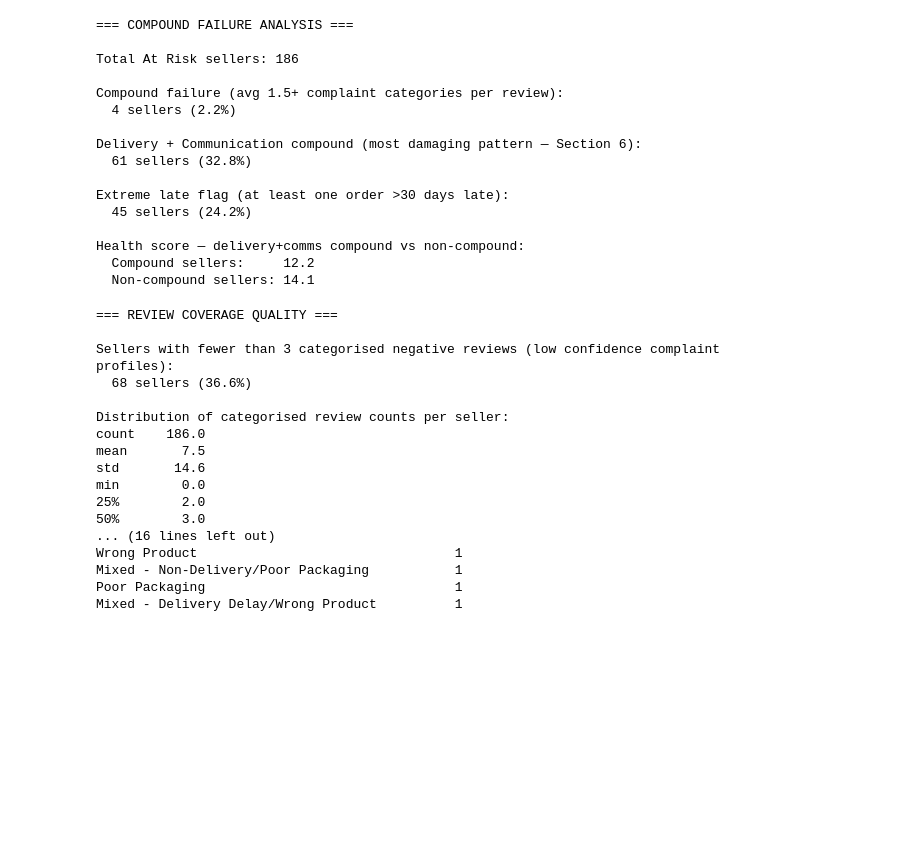
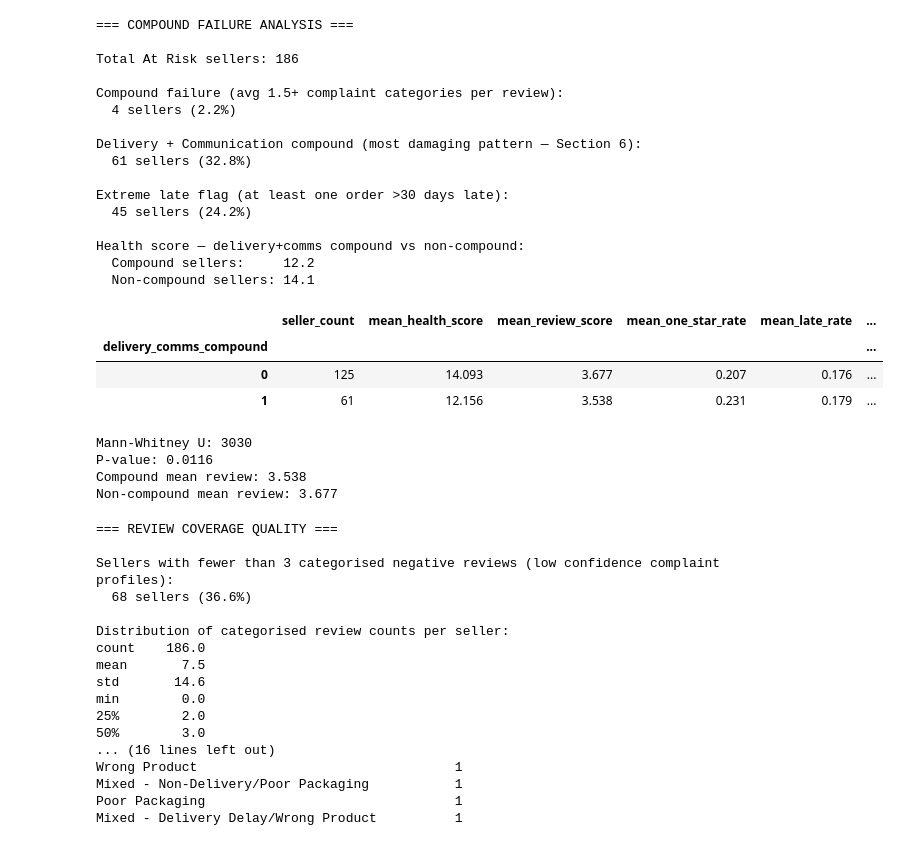
Before and after one commit to sawwalk/e-commerce_seller_health_analysis, a Jupyter notebook: 02_analysis/07_review_text_analysis.ipynb, the cells around one changed output. Drawn from its saved outputs; the diff is of its cells as text; code cells hidden in the pictures; blank space fills up the shorter version.

```diff
--- a/02_analysis/07_review_text_analysis.ipynb
+++ b/02_analysis/07_review_text_analysis.ipynb
@@ -3087,6 +3095,51 @@ Extreme late flag (at least one order >30 days late):
 Health score — delivery+comms compound vs non-compound:
   Compound sellers:     12.2
   Non-compound sellers: 14.1
+# %%
+# Compare key metrics between compound and non-compound sellers
+compound_comparison = at_risk_profiles.groupby(
+    'delivery_comms_compound'
+).agg(
+    seller_count=('seller_id', 'count'),
+    mean_health_score=('health_score', 'mean'),
+    mean_review_score=('avg_review_score', 'mean'),
+    mean_one_star_rate=('pct_one_star', 'mean'),
+    mean_late_rate=('late_order_rate', 'mean'),
+    mean_delivery_days=('avg_actual_delivery_days', 'mean')
+).round(3)
+
+compound_comparison
+# %% [output]
+|  | seller_count | mean_health_score | mean_review_score | mean_one_star_rate | mean_late_rate | ... |
+| delivery_comms_compound |  |  |  |  |  | ... |
+| 0 | 125 | 14.093 | 3.677 | 0.207 | 0.176 | ... |
+| 1 | 61 | 12.156 | 3.538 | 0.231 | 0.179 | ... |
+# %%
+from scipy import stats
+
+compound = at_risk_profiles[
+    at_risk_profiles['delivery_comms_compound'] == 1
+]
+non_compound = at_risk_profiles[
+    at_risk_profiles['delivery_comms_compound'] == 0
+]
+
+# Mann-Whitney U for review score difference
+u_stat, p_value = stats.mannwhitneyu(
+    compound['avg_review_score'],
+    non_compound['avg_review_score'],
+    alternative='less'  # compound has lower scores
+)
+
+print(f"Mann-Whitney U: {u_stat:.0f}")
+print(f"P-value: {p_value:.4f}")
+print(f"Compound mean review: {compound['avg_review_score'].mean():.3f}")
+print(f"Non-compound mean review: {non_compound['avg_review_score'].mean():.3f}")
+# %% [output]
+Mann-Whitney U: 3030
+P-value: 0.0116
+Compound mean review: 3.538
+Non-compound mean review: 3.677
 # %%
 print('=== REVIEW COVERAGE QUALITY ===\n')
 
```
Also changed, not shown: parts of 7 cells of this notebook, 10 other files.
